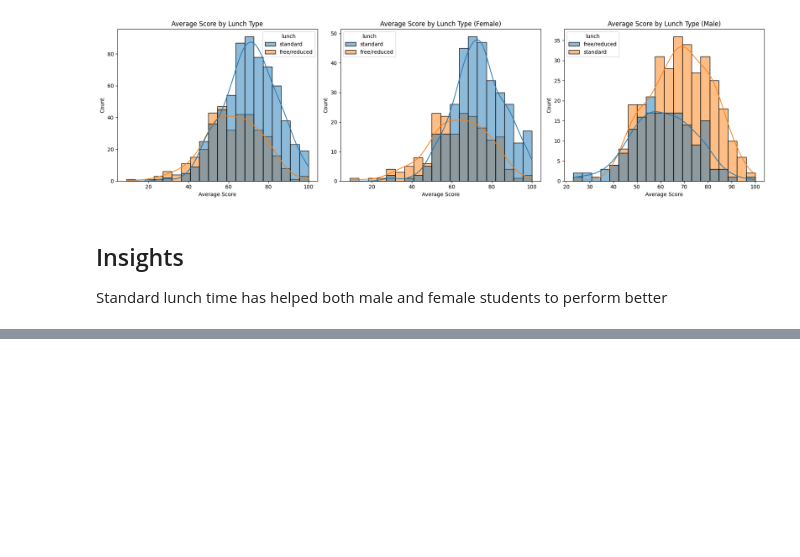
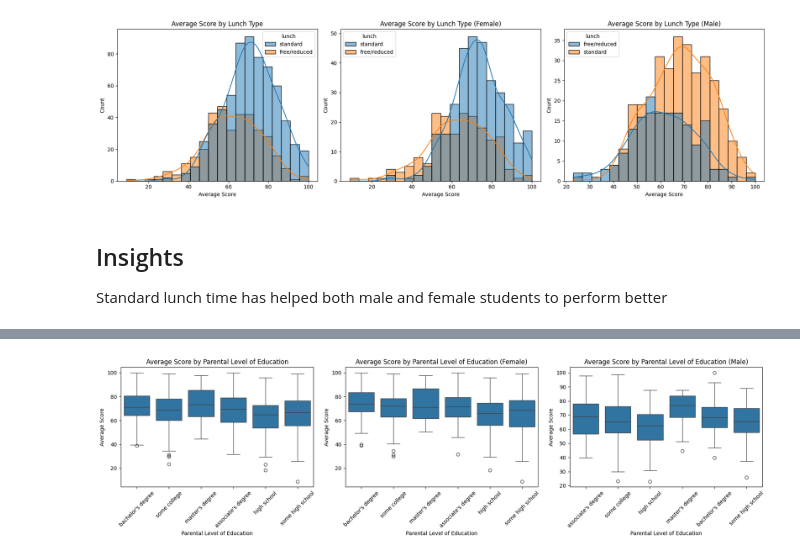
Before and after one commit to abhishiron/student-performance, a Jupyter notebook: notebook/EDA Notebook.ipynb, the cells around one changed output, grey strips where cells are left out. Saved outputs shown, nothing was run; the diff lists cells and outputs as text; code cells hidden in the pictures; blank space fills up the shorter version.

```diff
--- a/notebook/EDA Notebook.ipynb
+++ b/notebook/EDA Notebook.ipynb
@@ -272,0 +266,28 @@ Standard lunch time has helped both male and female students to perform better
+# %%
+fig, axs_edu = plt.subplots(1, 3, figsize=(18, 5))
+
+# All students
+sns.boxplot(x="parental_level_of_education", y="average", data=df, ax=axs_edu[0])
+axs_edu[0].set_title("Average Score by Parental Level of Education")
+axs_edu[0].set_xlabel("Parental Level of Education")
+axs_edu[0].set_ylabel("Average Score")
+axs_edu[0].tick_params(axis='x', rotation=45)
+
+# Female students
+sns.boxplot(x="parental_level_of_education", y="average", data=df[df['gender'] == 'female'], ax=axs_edu[1])
+axs_edu[1].set_title("Average Score by Parental Level of Education (Female)")
+axs_edu[1].set_xlabel("Parental Level of Education")
+axs_edu[1].set_ylabel("Average Score")
+axs_edu[1].tick_params(axis='x', rotation=45)
+
+# Male students
+sns.boxplot(x="parental_level_of_education", y="average", data=df[df['gender'] == 'male'], ax=axs_edu[2])
+axs_edu[2].set_title("Average Score by Parental Level of Education (Male)")
+axs_edu[2].set_xlabel("Parental Level of Education")
+axs_edu[2].set_ylabel("Average Score")
+axs_edu[2].tick_params(axis='x', rotation=45)
+
+plt.tight_layout()
+plt.show()
+# %% [output]
+[figure, added]
```
Also changed, not shown: parts of 10 cells of this notebook.
